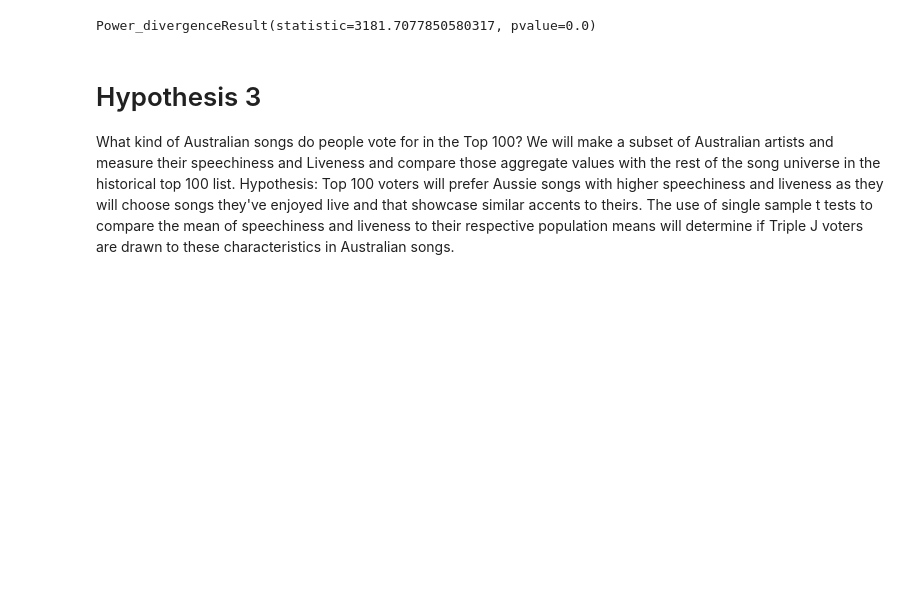
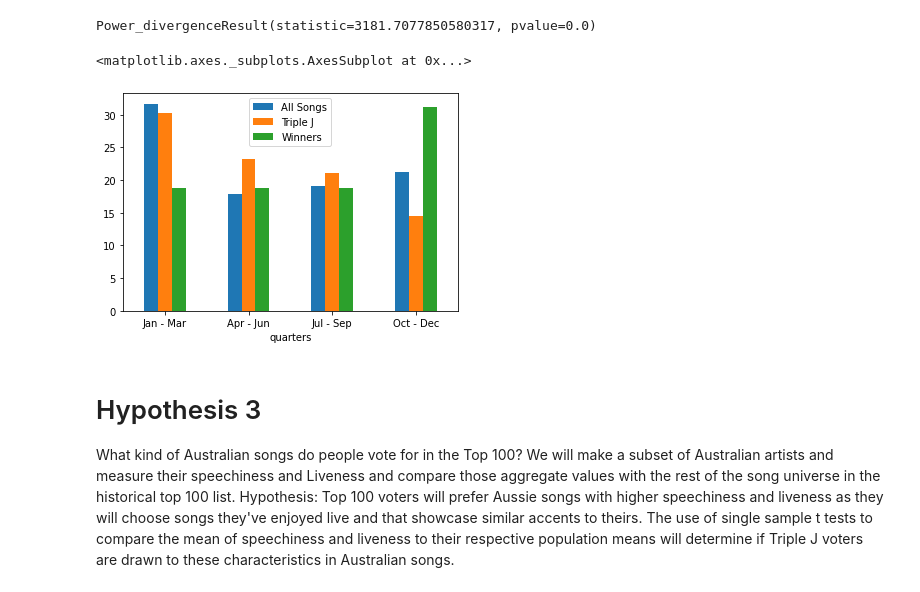
Before and after one commit to relaernu/project_1, a Jupyter notebook: Notebooks/some_analysed.ipynb, the cells around one changed output. Drawn from its saved outputs; the diff is of its cells as text; code cells hidden in the pictures; blank space fills up the shorter version.

```diff
--- a/Notebooks/some_analysed.ipynb
+++ b/Notebooks/some_analysed.ipynb
@@ -388,8 +388,8 @@ ax1.set_ylabel("")
 Text(0, 0.5, '')
 [figure]
 # %%
-total_songs = hpt2_winners_df["title"].count()
-hpt2_winners_df_qtr["expected"] = total_songs / 4
+total_songs1 = hpt2_winners_df["title"].count()
+hpt2_winners_df_qtr["expected"] = total_songs1 / 4
 hpt2_winners_df_qtr
 # %% [output]
 |  | title | expected |
@@ -432,8 +432,8 @@ ax2.set_ylabel("")
 Text(0, 0.5, '')
 [figure]
 # %%
-total_songs = hpt2_spotify_df["name"].count()
-hpt2_spotify_df_qtr["expected"] = total_songs / 4
+total_songs2 = hpt2_spotify_df["name"].count()
+hpt2_spotify_df_qtr["expected"] = total_songs2 / 4
 hpt2_spotify_df_qtr
 # %% [output]
 |  | name | expected |
@@ -446,6 +446,27 @@ chi_test = st.chisquare(hpt2_spotify_df_qtr["name"], hpt2_spotify_df_qtr["expect
 chi_test
 # %% [output]
 Power_divergenceResult(statistic=3181.7077850580317, pvalue=0.0)
+# %%
+hpt2_spotify_df_qtr.reset_index()
+spotify_list = list(hpt2_spotify_df_qtr["name"])
+spotify_list = pd.Series(spotify_list/total_songs2*100)
+
+hpt2_df_qtr.reset_index()
+triplej_list = list(hpt2_df_qtr["title"])
+triplej_list = pd.Series(triplej_list/total_songs*100)
+
+hpt2_winners_df_qtr.reset_index()
+winners_list = list(hpt2_winners_df_qtr["title"])
+winners_list = pd.Series(winners_list/total_songs1*100)
+
+index = ["Jan - Mar", "Apr - Jun", "Jul - Sep", "Oct - Dec"]
+
+graph_df = pd.DataFrame({"quarters": index, "All Songs": spotify_list, "Triple J": triplej_list, "Winners": winners_list,})
+graph_df = graph_df.set_index("quarters")
+graph_df.plot.bar(rot = 0)
+# %% [output]
+<matplotlib.axes._subplots.AxesSubplot at 0x...>
+[figure, added]
 # %% [markdown]
 # Hypothesis 3
 What kind of Australian songs do people vote for in the Top 100? We will make a subset of Australian artists and measure their speechiness and Liveness and compare those aggregate values with the rest of the song universe in the historical top 100 list. Hypothesis: Top 100 voters will prefer Aussie songs with higher speechiness and liveness as they will choose songs they've enjoyed live and that showcase similar accents to theirs. The use of single sample t tests to compare the mean of speechiness and liveness to their respective population means will determine if Triple J voters are drawn to these characteristics in Australian songs.
```
